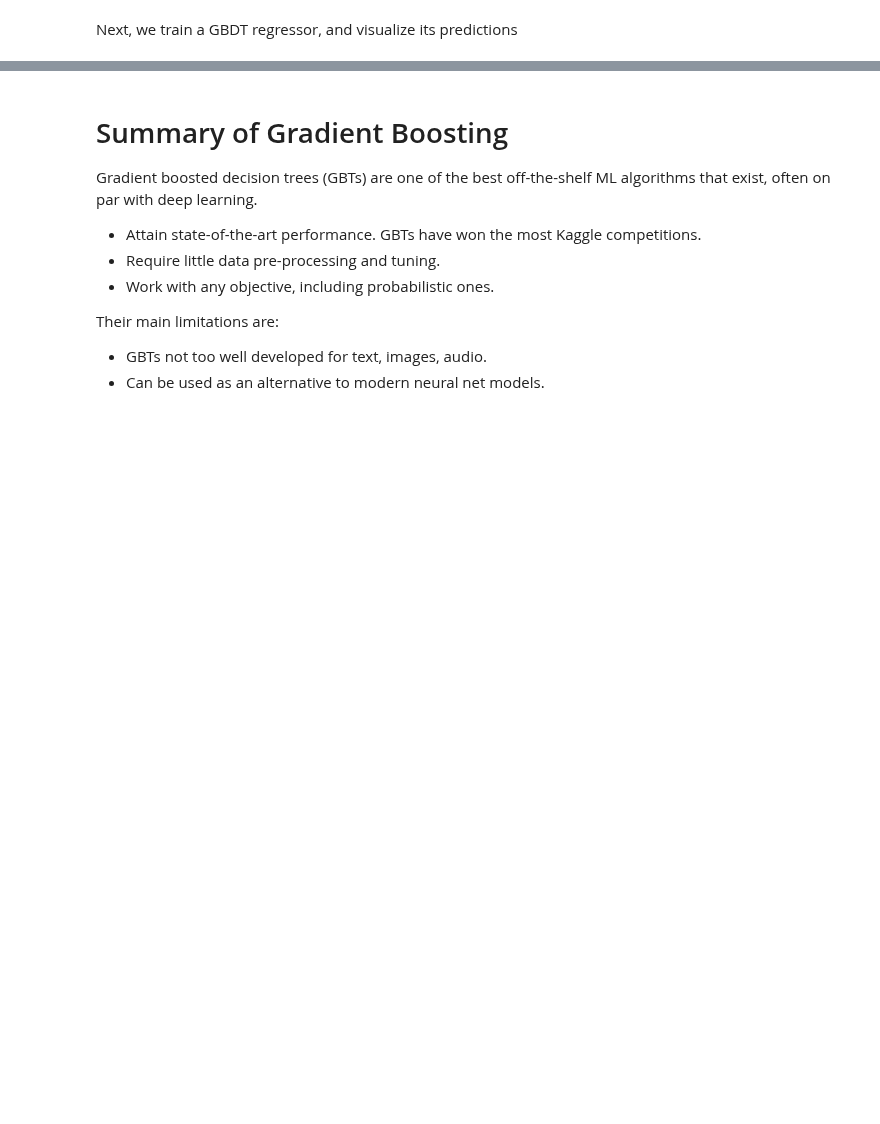
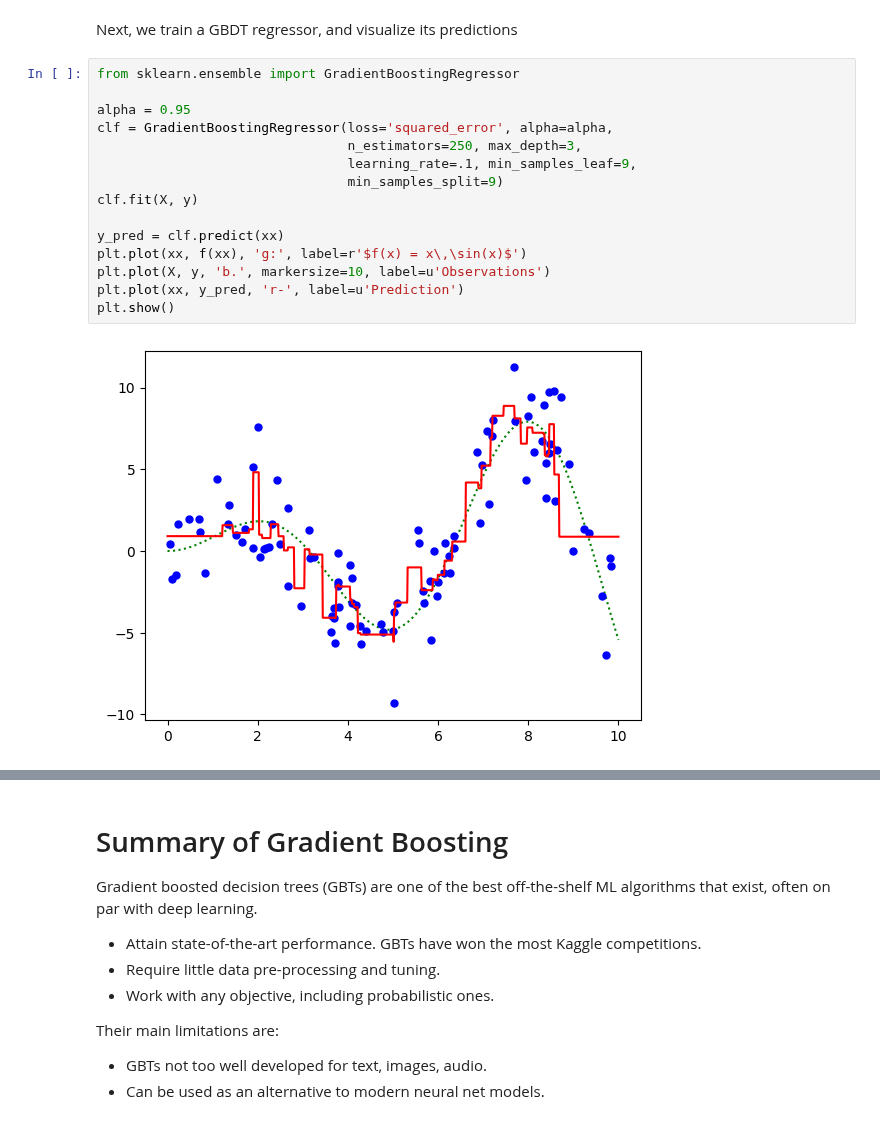
Before and after one commit to rameshnatarajanus/katz-aim5004-fall2025, a Jupyter notebook: notebooks/Lecture-16-Ensemble-Methods.ipynb, the cells around one changed output, grey strips where cells are left out. Cells and saved outputs as stored; diff of their text form; blank space fills up the shorter version.

Commit message:
added gradient boosting to Lecture 16

```diff
--- a/notebooks/Lecture-16-Ensemble-Methods.ipynb
+++ b/notebooks/Lecture-16-Ensemble-Methods.ipynb
@@ -479,2 +392,19 @@ plt.show()
 # %% [markdown]
 Next, we train a GBDT regressor, and visualize its predictions
+# %%
+from sklearn.ensemble import GradientBoostingRegressor
+
+alpha = 0.95
+clf = GradientBoostingRegressor(loss='squared_error', alpha=alpha,
+                                n_estimators=250, max_depth=3,
+                                learning_rate=.1, min_samples_leaf=9,
+                                min_samples_split=9)
+clf.fit(X, y)
+
+y_pred = clf.predict(xx)
+plt.plot(xx, f(xx), 'g:', label=r'$f(x) = x\,\sin(x)$')
+plt.plot(X, y, 'b.', markersize=10, label=u'Observations')
+plt.plot(xx, y_pred, 'r-', label=u'Prediction')
+plt.show()
+# %% [output]
+[figure, added]
```
Also changed, not shown: parts of 12 cells of this notebook.
